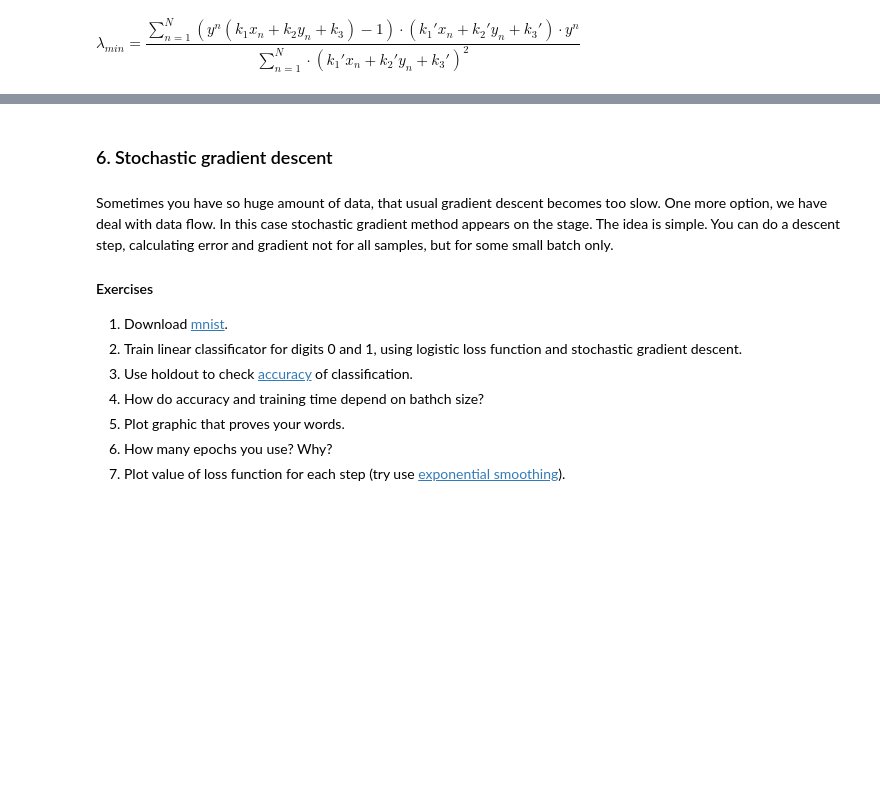
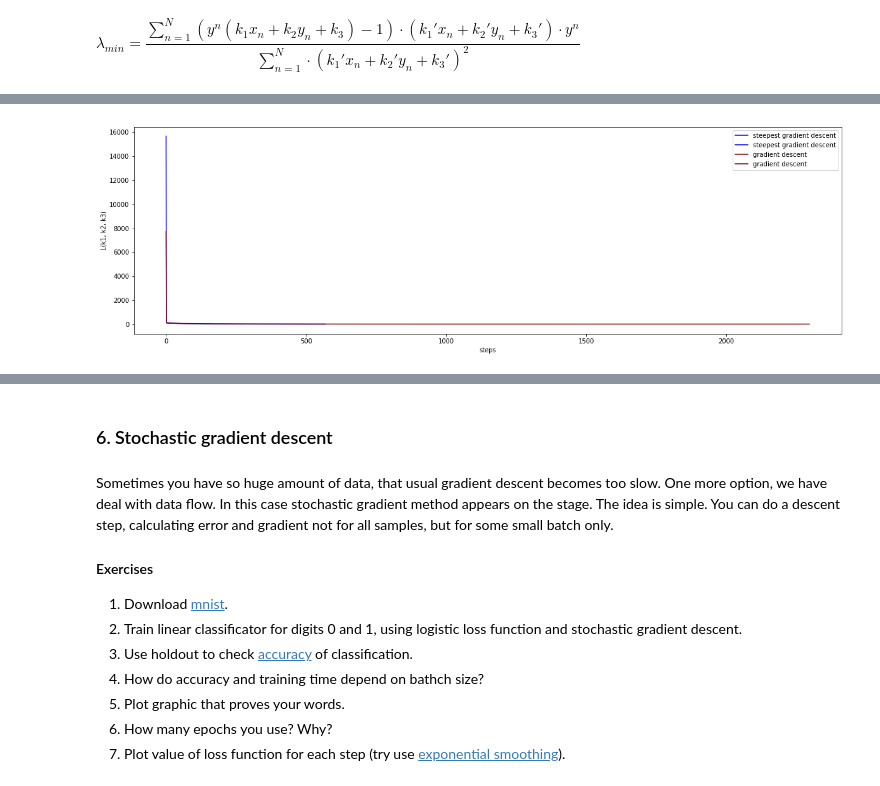
Before and after one commit to arinaruck/Darin, a Jupyter notebook: Lab1/Lab1.ipynb, the cells around one changed output, grey strips where cells are left out. Saved outputs shown, nothing was run; the diff lists cells and outputs as text; code cells hidden in the pictures; blank space fills up the shorter version.

```diff
--- a/Lab1/Lab1.ipynb
+++ b/Lab1/Lab1.ipynb
@@ -684,0 +689,12 @@ analitial solution coefficients: 7.25638250823 -21.4948741493
+# %%
+plt.figure(figsize=(20, 6))
+X = [i for i in range(len(values))]
+X_steepest = [i for i in range(len(values_steepest))]
+plt.plot(X_steepest, values_steepest, 10,  color='blue', label='steepest gradient descent')
+plt.plot(X, values, 5,  color='maroon', label='gradient descent')
+plt.ylabel('L(k1, k2, k3)')
+plt.xlabel('steps')
+plt.legend()
+plt.show()
+# %% [output]
+[figure, added]
```
Also changed, not shown: parts of 18 cells of this notebook.
